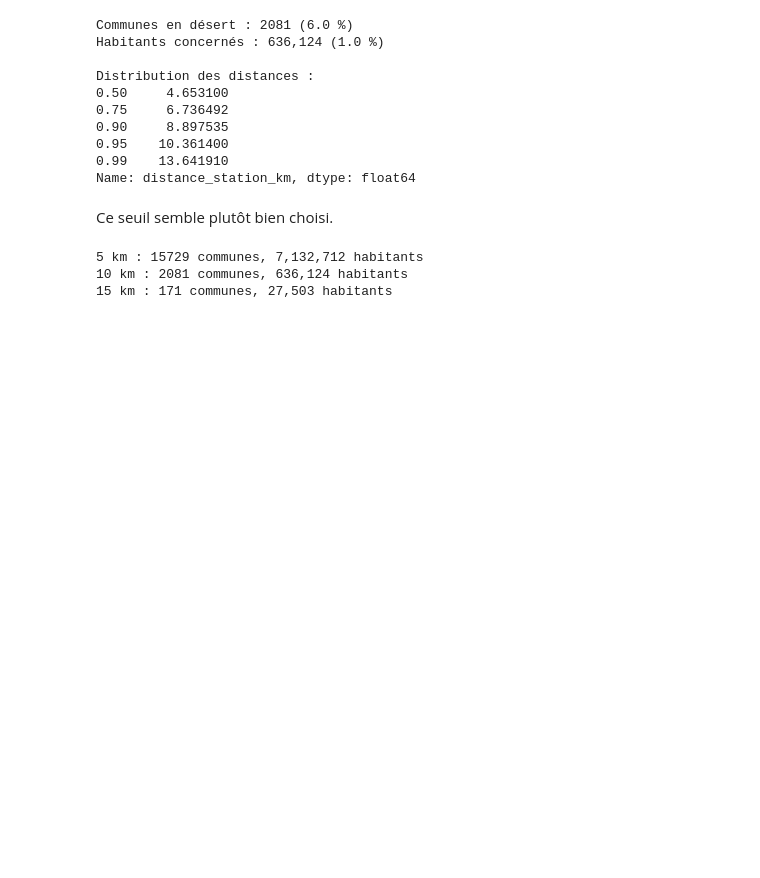
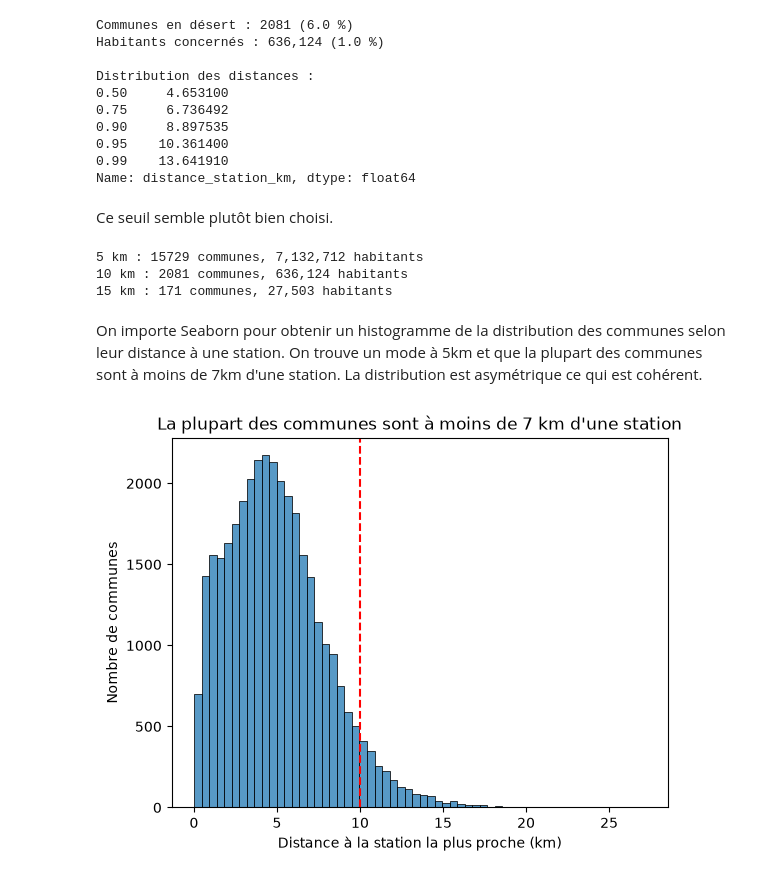
Before and after one commit to aurelienquisefit/deserts-carburant, a Jupyter notebook: rapport.ipynb, the cells around one changed output. Saved outputs shown, nothing was run; the diff lists cells and outputs as text; code cells hidden in the pictures; blank space fills up the shorter version.

Commit message:
Graphiques : distribution des distances et carte des deserts

```diff
--- a/rapport.ipynb
+++ b/rapport.ipynb
@@ -252,3 +252,15 @@ for seuil in [5, 10, 15]:
 5 km : 15729 communes, 7,132,712 habitants
 10 km : 2081 communes, 636,124 habitants
 15 km : 171 communes, 27,503 habitants
+# %% [markdown]
+On importe Seaborn pour obtenir un histogramme de la distribution des communes selon leur distance à une station. On trouve un mode à 5km et que la plupart des communes sont à moins de 7km d'une station. La distribution est asymétrique ce qui est cohérent.
+# %%
+import seaborn as sns
+
+ax = sns.histplot(df_communes, x="distance_station_km", bins=60)
+ax.axvline(SEUIL_DESERT_KM, color="red", linestyle="--")
+ax.set(xlabel="Distance à la station la plus proche (km)",
+       ylabel="Nombre de communes",
+              title="La plupart des communes sont à moins de 7 km d'une station");
+# %% [output]
+[figure, added]
```
Also changed, not shown: parts of 4 cells of this notebook.
